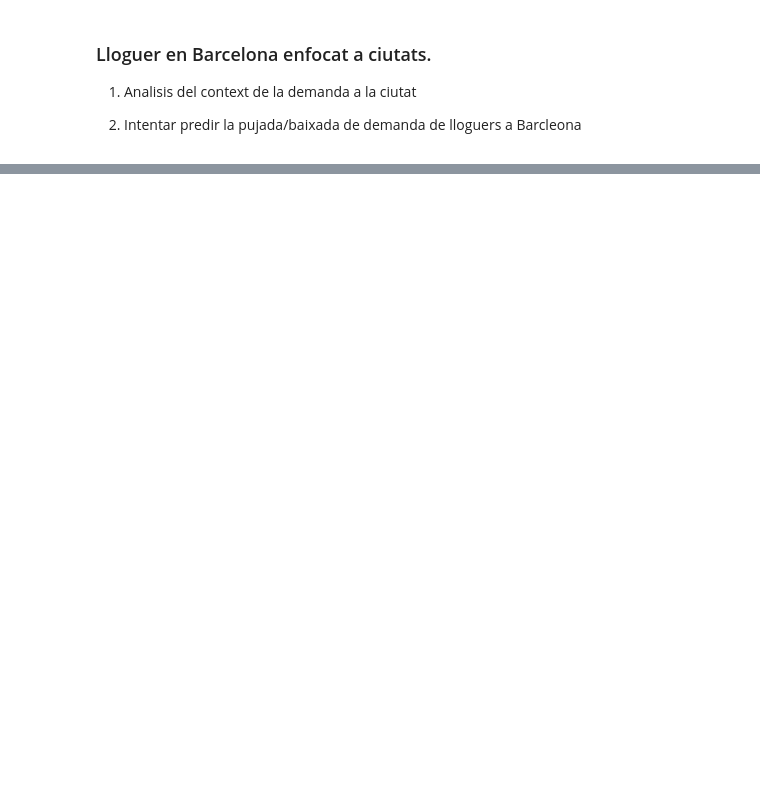
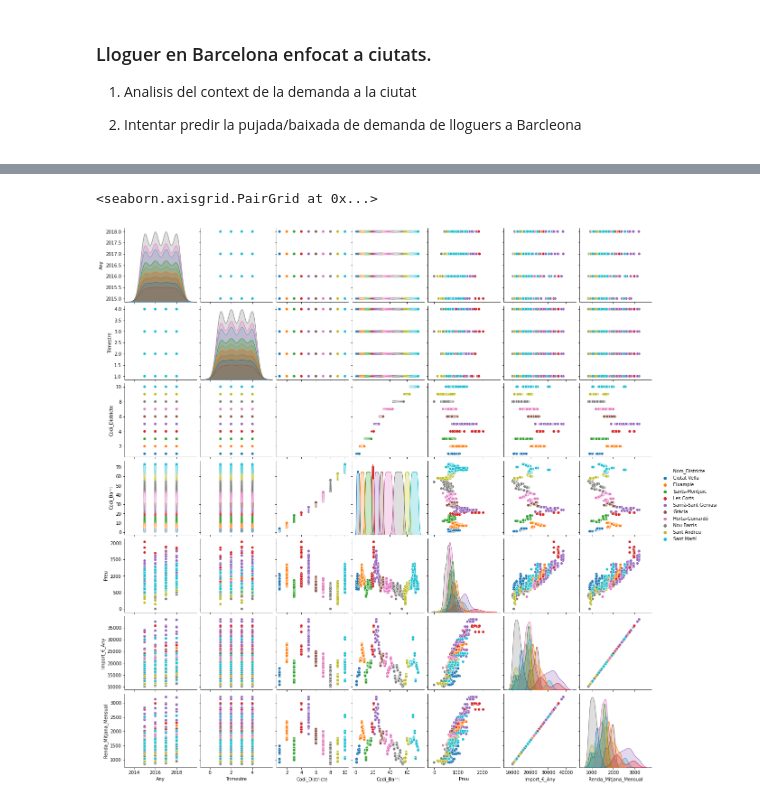
Before and after one commit to aacraf/studenthousing, a Jupyter notebook: main.ipynb, the cells around one changed output, grey strips where cells are left out. Cells and saved outputs as stored; diff of their text form; code cells hidden in the pictures; blank space fills up the shorter version.

```diff
--- a/main.ipynb
+++ b/main.ipynb
@@ -115,0 +257,5 @@ import matplotlib.pyplot as plt
+# %%
+sns.pairplot(frame, hue='Nom_Districte')
+# %% [output]
+<seaborn.axisgrid.PairGrid at 0x...>
+[figure, added]
```
Also changed, not shown: parts of 27 cells of this notebook, 4 other files.
